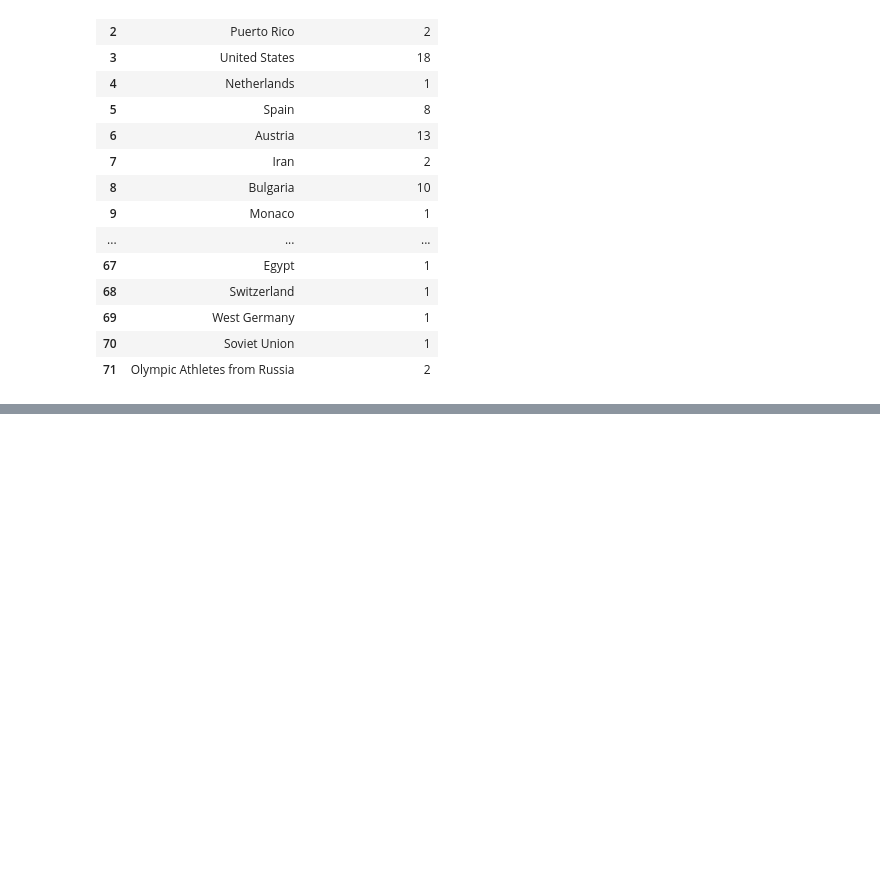
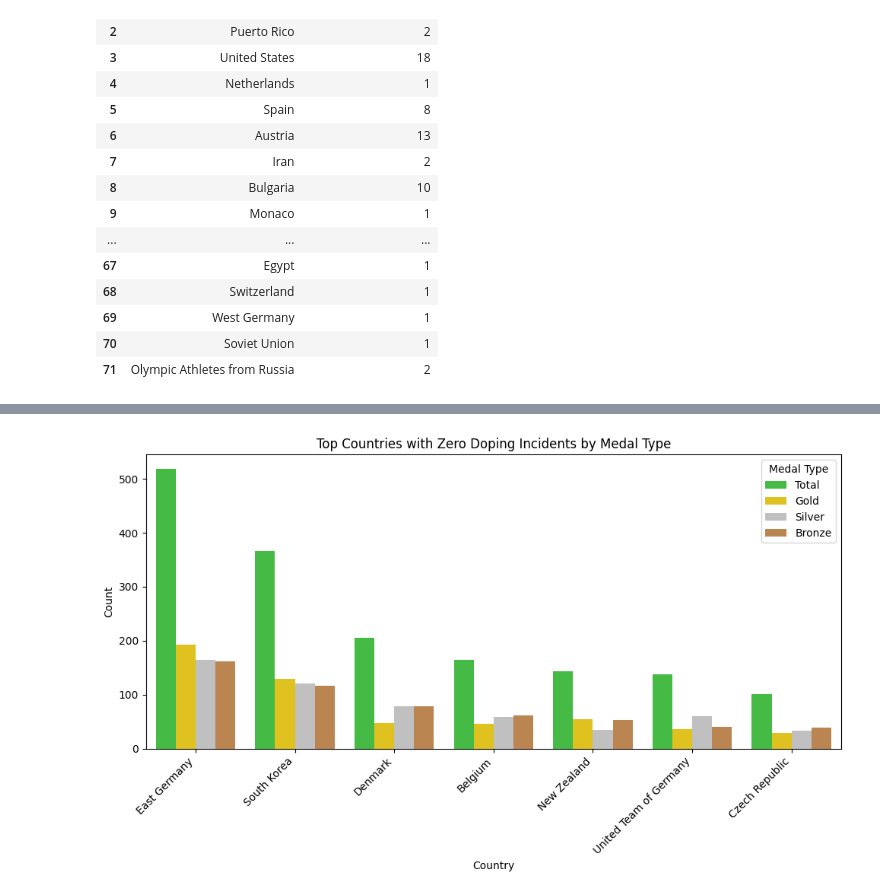
Before and after one commit to stocktonsmith/cs5830_project3, a Jupyter notebook: project3.ipynb, the cells around one changed output, grey strips where cells are left out. Cells and saved outputs as stored; diff of their text form; code cells hidden in the pictures; blank space fills up the shorter version.

```diff
--- a/project3.ipynb
+++ b/project3.ipynb
@@ -115,0 +110,26 @@ display(all_data)
+# %%
+import seaborn as sns
+import matplotlib.pyplot as plt
+
+zero_dope_countries = all_data[all_data['times_caught_doping'].isna()]
+#display(zero_dope_countries)
+
+# Bar graph will have separate columns for each medal type
+top_countries = zero_dope_countries.nlargest(7, 'Total')
+columns_to_keep = ['Country', 'Total', 'Gold', 'Silver', 'Bronze']
+top_countries_medals = top_countries[columns_to_keep]
+melted_df = top_countries_medals.melt(id_vars='Country', var_name='Medal', value_name='Count')
+
+# Create the bar plot
+plt.figure(figsize=(10, 6))
+medal_colors = {'Gold': 'gold', 'Silver': 'silver', 'Bronze': 'peru', 'Total': 'limegreen'}
+sns.barplot(x='Country', y='Count', hue='Medal', data=melted_df, palette=medal_colors)
+plt.title('Top Countries with Zero Doping Incidents by Medal Type')
+plt.xlabel('Country')
+plt.ylabel('Count')
+plt.xticks(rotation=45, ha='right')  # Rotate x-axis labels for better readability
+plt.tight_layout()  # Adjust layout to prevent clipping of labels
+plt.legend(title='Medal Type')
+plt.show()
+# %% [output]
+[figure, added]
```
Also changed, not shown: parts of 5 cells of this notebook.
